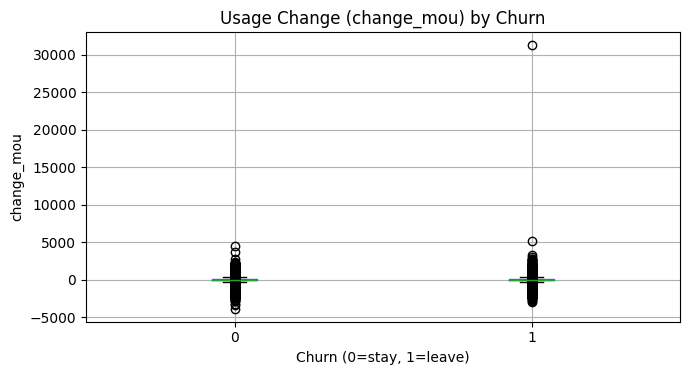
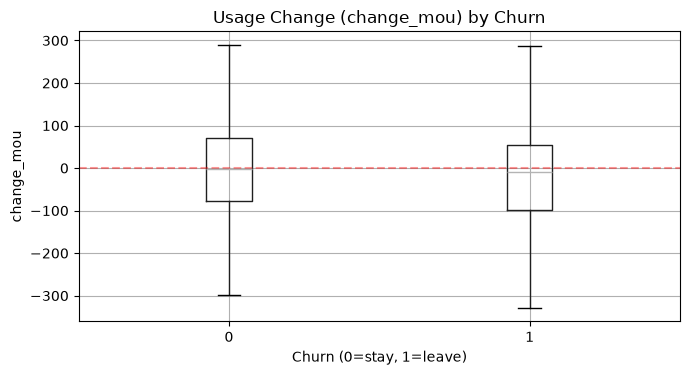
The notebook cell's code change between the first figure and the second:
--- before
+++ after
@@ -11,5 +11,11 @@
 
 fig, ax = plt.subplots(figsize=(7, 4))
-df.boxplot(column="change_mou", by="churn", ax=ax)
+# Added showfliers=False to solve the scale problem caused by extreme outliers.
+# This makes the IQR boxes and medians clearly visible for comparison.
+df.boxplot(column="change_mou", by="churn", ax=ax, showfliers=False)
+
+# Add a baseline at zero to highlight the usage decline trend
+ax.axhline(0, color='red', linestyle='--', alpha=0.4)
+
 ax.set_title("Usage Change (change_mou) by Churn")
 ax.set_xlabel("Churn (0=stay, 1=leave)")

Commit: Add advanced and tuned model training scripts for churn prediction